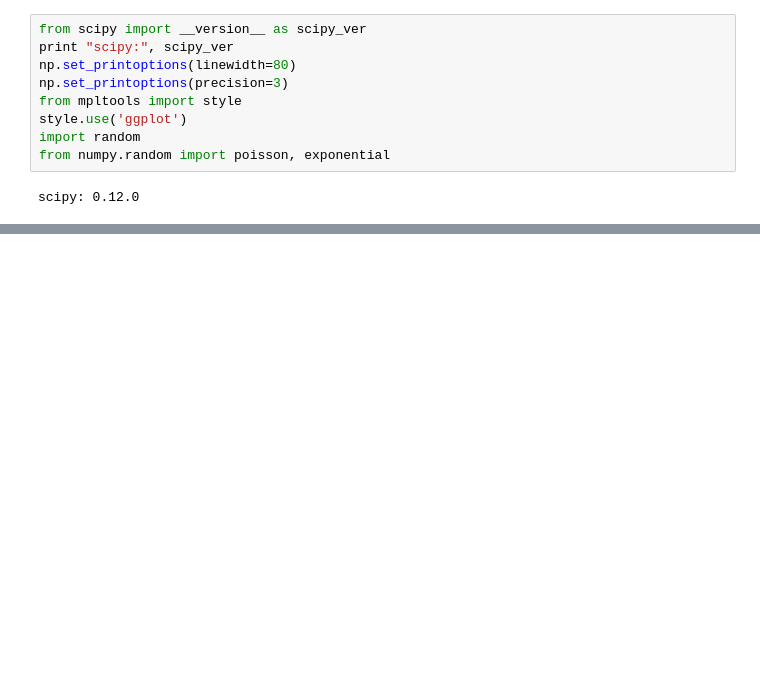
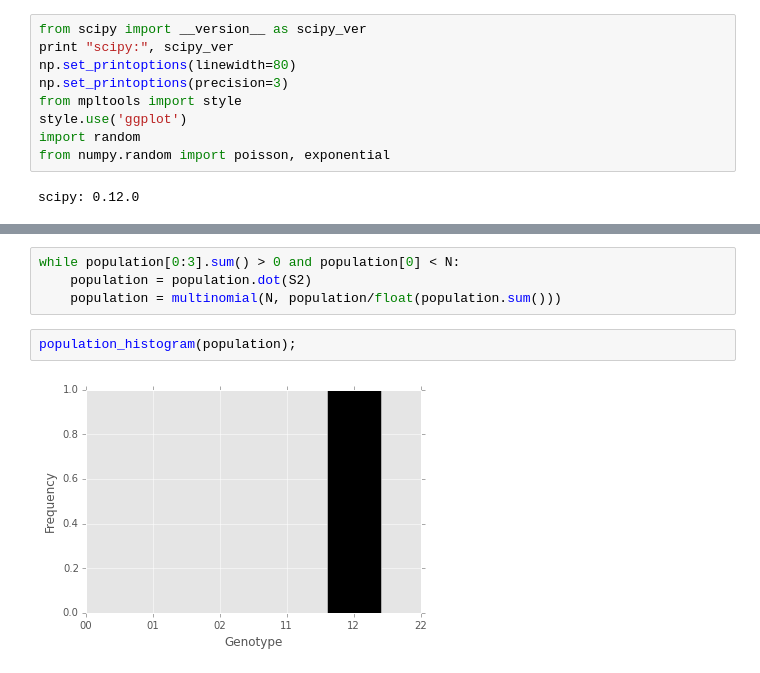
Before and after one commit to yoavram/ipython-notebooks, a Jupyter notebook: selective sweeps.ipynb, the cells around one changed output, grey strips where cells are left out. Saved outputs shown, nothing was run; the diff lists cells and outputs as text; blank space fills up the shorter version.

```diff
--- a/selective sweeps.ipynb
+++ b/selective sweeps.ipynb
@@ -160,0 +120,8 @@ ax.set_xticklabels('A G C T'.split());
+# %%
+while population[0:3].sum() > 0 and population[0] < N:
+    population = population.dot(S2)
+    population = multinomial(N, population/float(population.sum()))
+# %%
+population_histogram(population);
+# %% [output]
+[figure, added]
```
Also changed, not shown: parts of 31 cells of this notebook.
